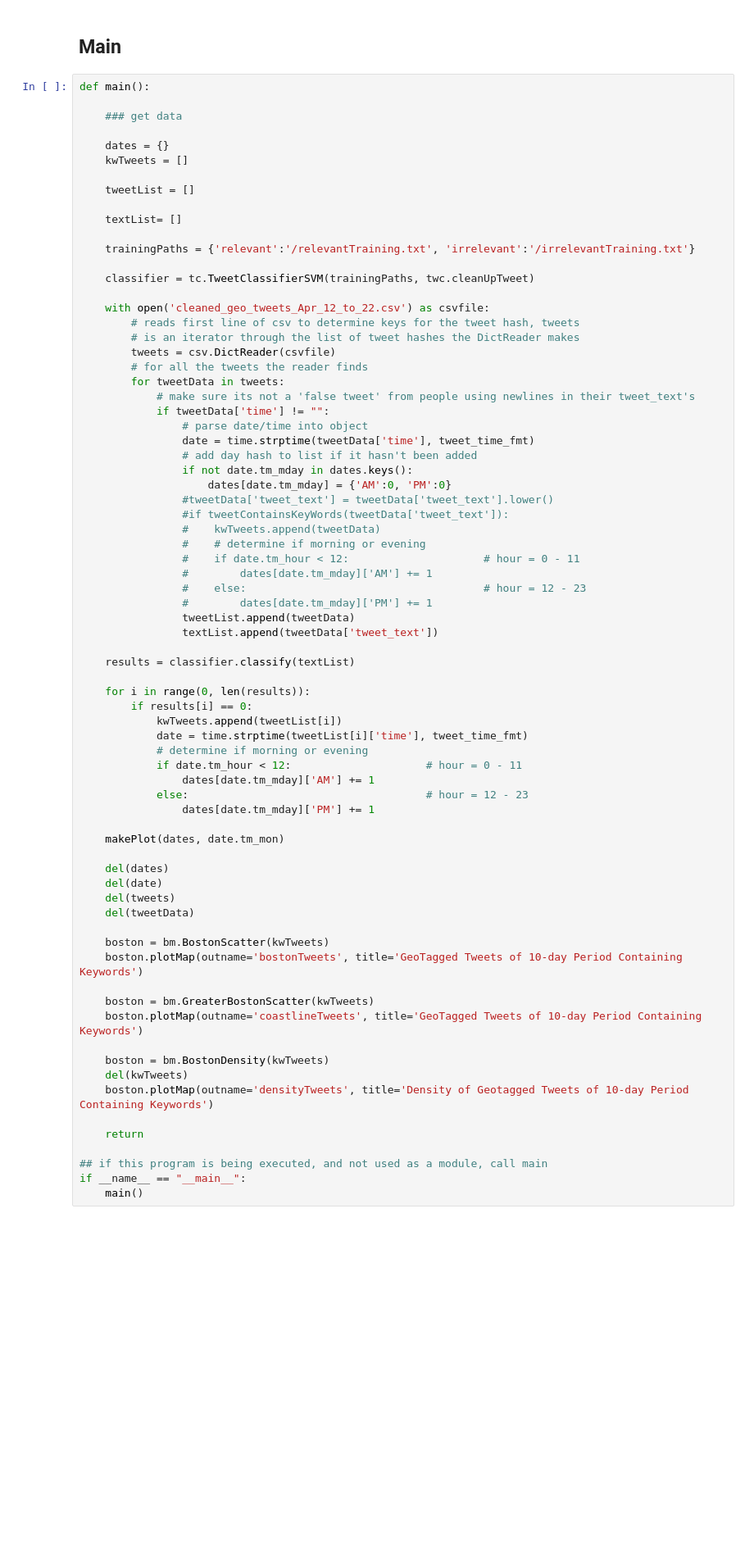
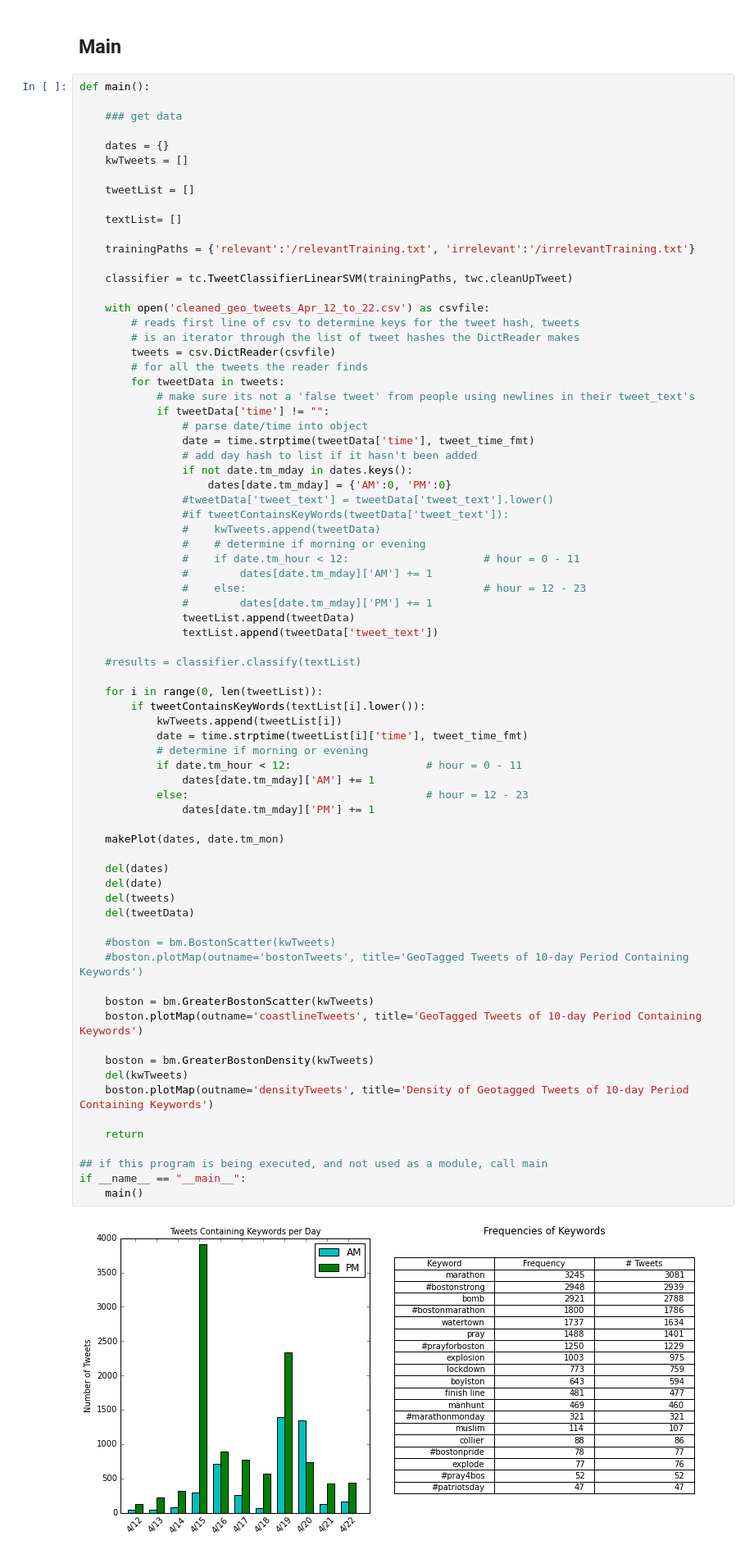
Before and after one commit to brix4dayz/bari_reu_2015, a Jupyter notebook: tweets/tweets_analyzer.ipynb, the cells around one changed output. Shown at 82% size. Saved outputs shown, nothing was run; the diff lists cells and outputs as text; blank space fills up the shorter version.

Commit message:
Cleaned previous weeks tweets. Ran LinearSVM on it and it didnt do well. Keywords is better.

```diff
--- a/tweets/tweets_analyzer.ipynb
+++ b/tweets/tweets_analyzer.ipynb
@@ -128,7 +128,7 @@ def main():
 
     trainingPaths = {'relevant':'/relevantTraining.txt', 'irrelevant':'/irrelevantTraining.txt'}
 
-    classifier = tc.TweetClassifierSVM(trainingPaths, twc.cleanUpTweet)
+    classifier = tc.TweetClassifierLinearSVM(trainingPaths, twc.cleanUpTweet)
 
     with open('cleaned_geo_tweets_Apr_12_to_22.csv') as csvfile:
         # reads first line of csv to determine keys for the tweet hash, tweets
@@ -154,37 +154,39 @@ def main():
                 tweetList.append(tweetData)
                 textList.append(tweetData['tweet_text'])
 
-    results = classifier.classify(textList)
+    #results = classifier.classify(textList)
 
-    for i in range(0, len(results)):
-        if results[i] == 0:
+    for i in range(0, len(tweetList)):
+        if tweetContainsKeyWords(textList[i].lower()):
             kwTweets.append(tweetList[i])
             date = time.strptime(tweetList[i]['time'], tweet_time_fmt)
             # determine if morning or evening
             if date.tm_hour < 12:                     # hour = 0 - 11
                 dates[date.tm_mday]['AM'] += 1
             else:                                     # hour = 12 - 23
                 dates[date.tm_mday]['PM'] += 1
 
     makePlot(dates, date.tm_mon)
 
     del(dates)
     del(date)
     del(tweets)
     del(tweetData)
 
-    boston = bm.BostonScatter(kwTweets)
-    boston.plotMap(outname='bostonTweets', title='GeoTagged Tweets of 10-day Period Containing Keywords')
+    #boston = bm.BostonScatter(kwTweets)
+    #boston.plotMap(outname='bostonTweets', title='GeoTagged Tweets of 10-day Period Containing Keywords')
 
     boston = bm.GreaterBostonScatter(kwTweets)
     boston.plotMap(outname='coastlineTweets', title='GeoTagged Tweets of 10-day Period Containing Keywords')
 
-    boston = bm.BostonDensity(kwTweets)
+    boston = bm.GreaterBostonDensity(kwTweets)
     del(kwTweets)
     boston.plotMap(outname='densityTweets', title='Density of Geotagged Tweets of 10-day Period Containing Keywords')
 
     return
 
 ## if this program is being executed, and not used as a module, call main
 if __name__ == "__main__":
     main()
+# %% [output]
+[figure, added]
```
Also changed, not shown: parts of 1 cell of this notebook, 6 other files.
